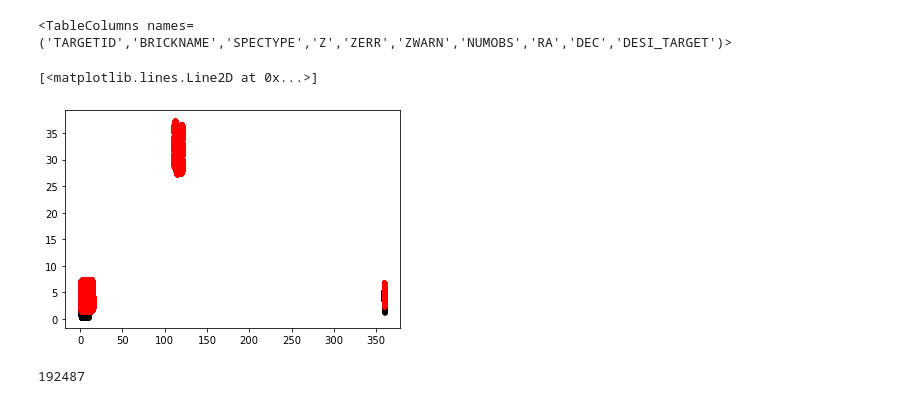
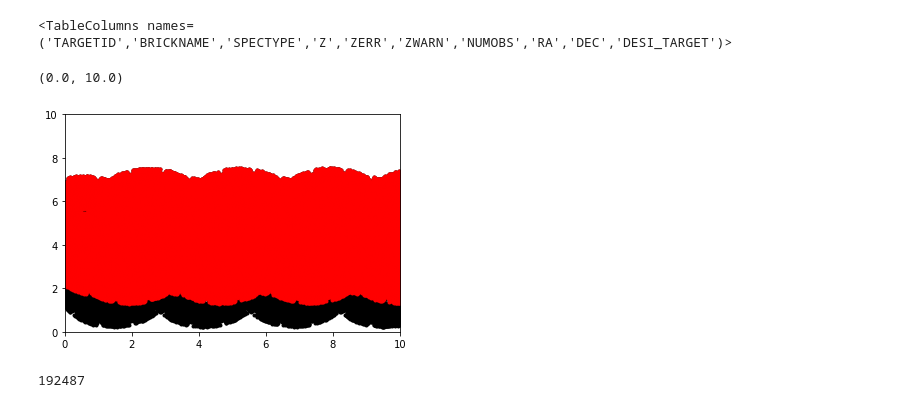
Before and after one commit to desihub/LSS, a Jupyter notebook: Sandbox/test_ledgers.ipynb, the cells around one changed output. Drawn from its saved outputs; the diff is of its cells as text; code cells hidden in the pictures.

```diff
--- a/Sandbox/test_ledgers.ipynb
+++ b/Sandbox/test_ledgers.ipynb
@@ -101,9 +148,11 @@ skies = desitarget.io.read_targets_in_tiles('/global/cfs/cdirs/desi/target/catal
 # %%
 plt.plot(zj['RA'],zj['DEC'],'k.')
 plt.plot(zj0['RA'],zj0['DEC'],'r.')
+plt.xlim(0,10)
+plt.ylim(0,10)
 # %% [output]
-[<matplotlib.lines.Line2D at 0x...>]
+(0.0, 10.0)
-[figure, old version]
+[figure, new version]
 # %%
 len(zj)
 # %% [output]
```
Also changed, not shown: parts of 10 cells of this notebook.
